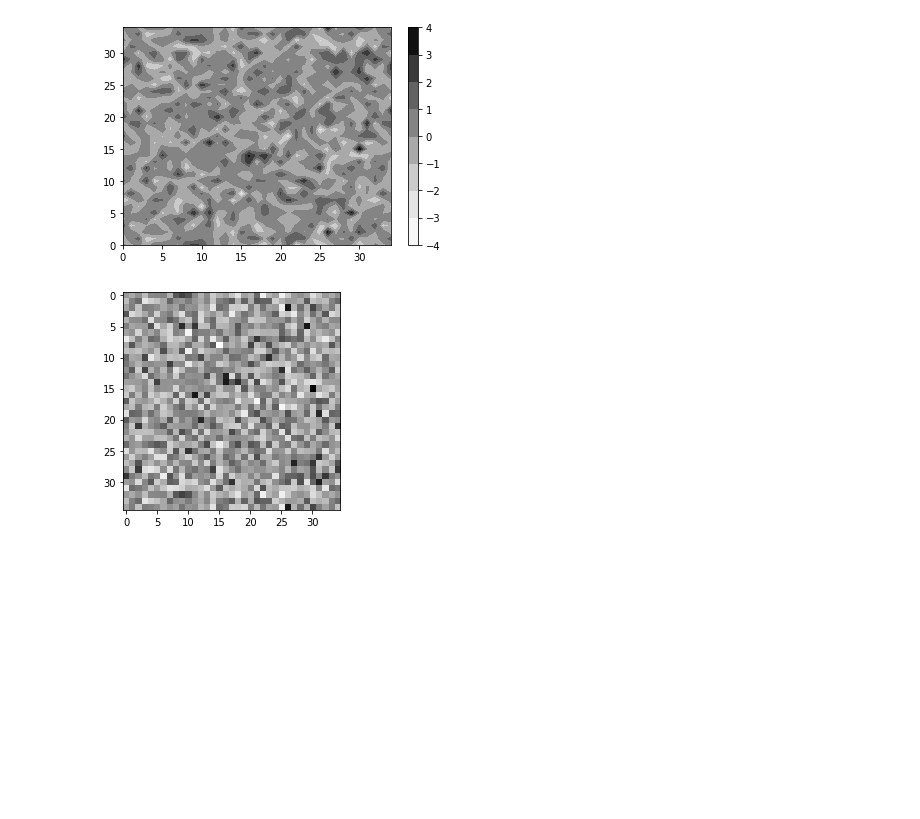
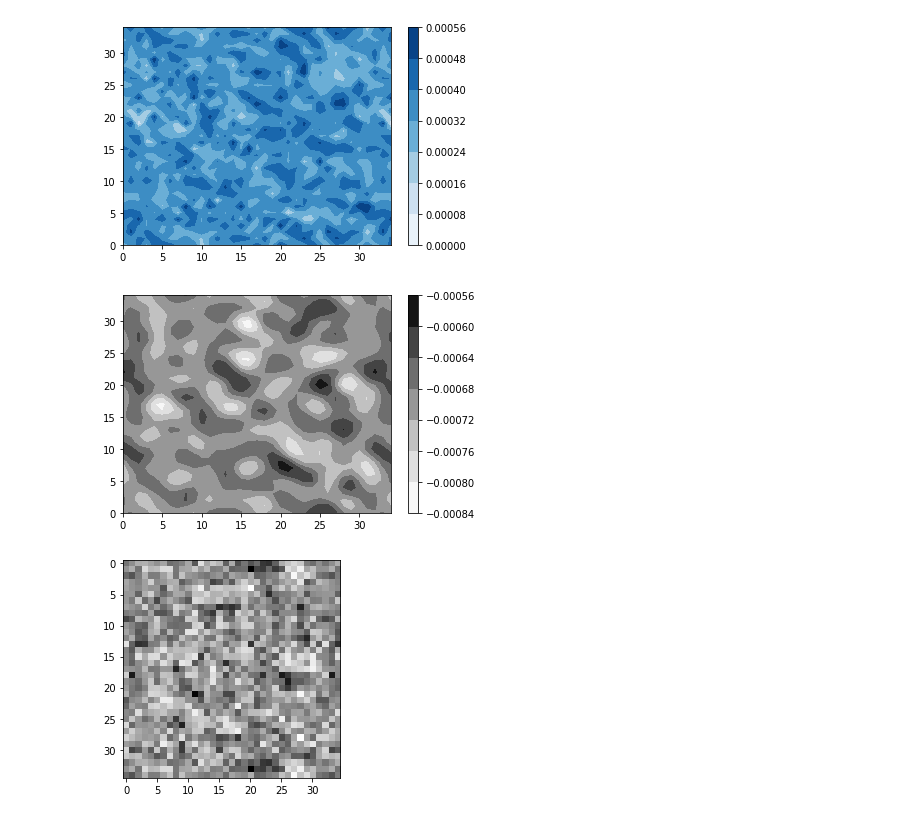
Before and after one commit to Bleeding-Edge1/Calculator, a Jupyter notebook: CRNet.ipynb, the cells around one changed output. Drawn from its saved outputs; the diff is of its cells as text; code cells hidden in the pictures; blank space fills up the shorter version.

```diff
--- a/CRNet.ipynb
+++ b/CRNet.ipynb
@@ -746,10 +746,35 @@ The training time is:  1671.5900461673737
-# %%
-a2 = output[-1, 0, :, :].cpu().detach().numpy()
-plt.contourf(a2, cmap = 'Greys')
-plt.colorbar()
-plt.show()
-# %% [output]
-[figure, removed]
+# %%
+"""a2 = output[-1, 0, :, :].cpu().detach().numpy()
+plt.contourf(a2, cmap = 'Greys')
+plt.colorbar()
+plt.show()
+
+a3 = output[-1, 1, :, :].cpu().detach().numpy()
+plt.contourf(a3, cmap = 'Greys')
+plt.colorbar()
+plt.show()
+
+a2 = output[500, 0, :, :].cpu().detach().numpy()
+plt.contourf(a2, cmap = 'Greys')
+plt.colorbar()
+plt.show()
+
+a3 = output[500, 1, :, :].cpu().detach().numpy()
+plt.contourf(a3, cmap = 'Greys')
+plt.colorbar()
+plt.show()
+"""
+a1 = output[-1, 0, :, :].cpu().detach().numpy()
+a2 = output[-1, 1, :, :].cpu().detach().numpy()    #(1001x2x32x32)
+plt.contourf(a1, cmap = 'Blues')
+plt.colorbar()
+plt.show()
+plt.contourf(a2, cmap = 'Greys')
+plt.colorbar()
+plt.show()
+# %% [output]
+[figure, added]
+[figure, added]
 # %%
 import matplotlib.animation as animation
 fig, ax = plt.subplots()
@@ -761,7 +786,7 @@ for i in range(1000):
       ax.imshow(phi_.cpu().detach().numpy(), cmap='Greys',  interpolation='nearest')
   ims.append([im])
 ani = animation.ArtistAnimation(fig, ims, interval=50, blit=True, repeat_delay=1000)
-writergif = animation.PillowWriter(fps=2)
+writergif = animation.PillowWriter(fps=20)
 ani.save('animation.gif', writer=writergif)
 # %% [output]
-[figure, old version]
+[figure, new version]
```
Also changed, not shown: parts of 5 cells of this notebook.
